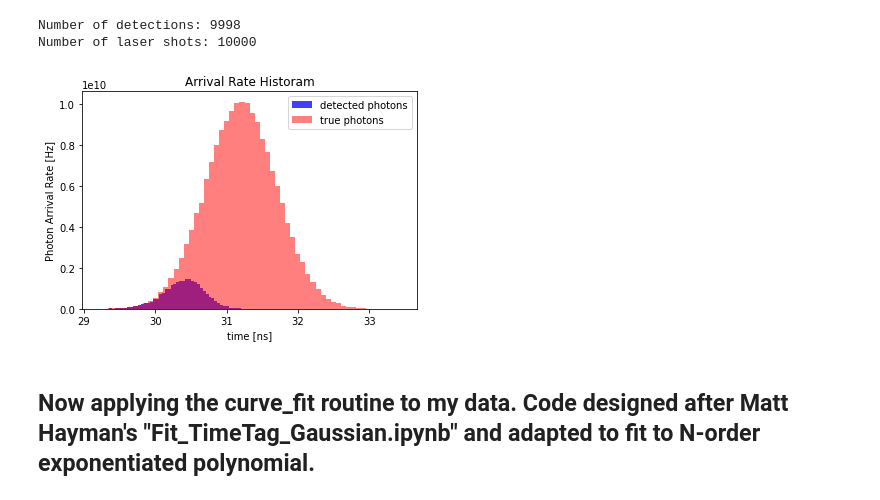
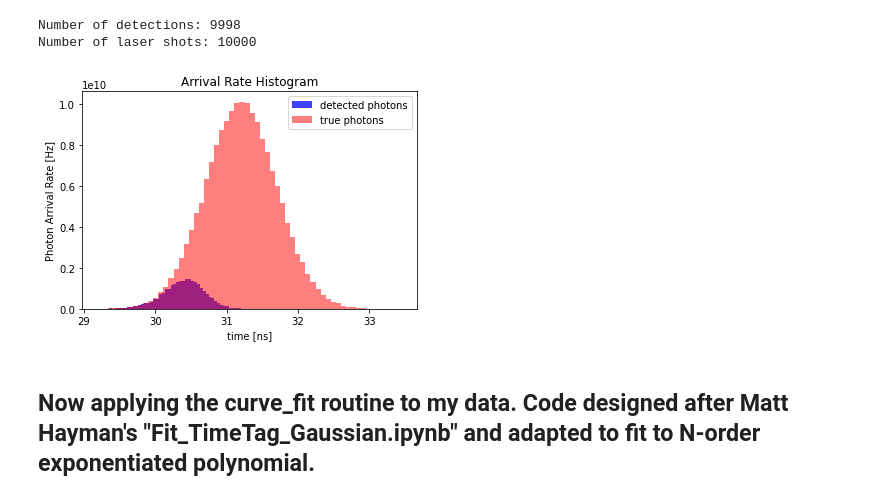
Before and after one commit to gkirchhoff32/ARSENL_backscatter_experiments, a Jupyter notebook: scripts/fit_histogram_polynomial_complexity_iteration.ipynb, the cells around one changed output. Drawn from its saved outputs; the diff is of its cells as text; code cells hidden in the pictures.

```diff
--- a/scripts/fit_histogram_polynomial_complexity_iteration.ipynb
+++ b/scripts/fit_histogram_polynomial_complexity_iteration.ipynb
@@ -54,10 +54,6 @@ use_sim_data = True  # Set TRUE if using simulated data from 'generate_sim_data.
 cwd = os.getcwd()
 data_dir = cwd + r'/../Data/Deadtime_Experiments_HiFi'
 fname = r'/Dev_0_-_2022-04-15_11.17.49.ARSENL.OD20.ARSENL.nc'
-
-# Only need to change this file location if using simulated data generated from "generate_sim_data.py"
-load_sim_pkl_dir = r'C:\Users\Grant\OneDrive - UCB-O365\ARSENL\Experiments\Deadtime_Experiments\Data\simulated'
-fname_sim_pkl = r'\sim_amp5.0E+07_nshot1E+02.pkl'
 # %%
 # Load / generate important data structures from simulated / real datsets
 # NOTE: If user wants to test different parameters with simulated data, look into "generate_sim_data.py"
@@ -92,25 +89,25 @@ Number of laser shots: 10000
 # %%
 # Scaled time-of-flight histogram
 fig = plt.figure()
 ax = fig.add_subplot(111)
 n, bins = np.histogram(flight_time*1e9, bins=60)
 binwidth = np.diff(bins)[0]
 N = n / binwidth / 1e-9 / n_shots  # [Hz] Scaling counts to arrival rate
 center = 0.5 * (bins[:-1] + bins[1:])
 ax.bar(center, N, align='center', width=binwidth, color='b', alpha=0.75, label='detected photons')
 if use_sim_data:
     n, bins = np.histogram(true_flight_time*1e9, bins=60)
     binwidth = np.diff(bins)[0]
     N = n / binwidth / 1e-9 / n_shots  # [Hz] Scaling counts to arrival rate
     center = 0.5 * (bins[:-1] + bins[1:])
     ax.bar(center, N, align='center', width=binwidth, color='r', alpha=0.5, label='true photons')
-ax.set_title('Arrival Rate Historam')
+ax.set_title('Arrival Rate Histogram')
 ax.set_xlabel('time [ns]')
 ax.set_ylabel('Photon Arrival Rate [Hz]')
 plt.legend()
 plt.show()
 # %% [output]
-[figure, old version]
+[figure, new version]
 # %% [markdown]
 ## Now applying the curve_fit routine to my data. Code designed after Matt Hayman's "Fit_TimeTag_Gaussian.ipynb" and adapted to fit to N-order exponentiated polynomial.
 # %%
```
Also changed, not shown: parts of 13 cells of this notebook.
